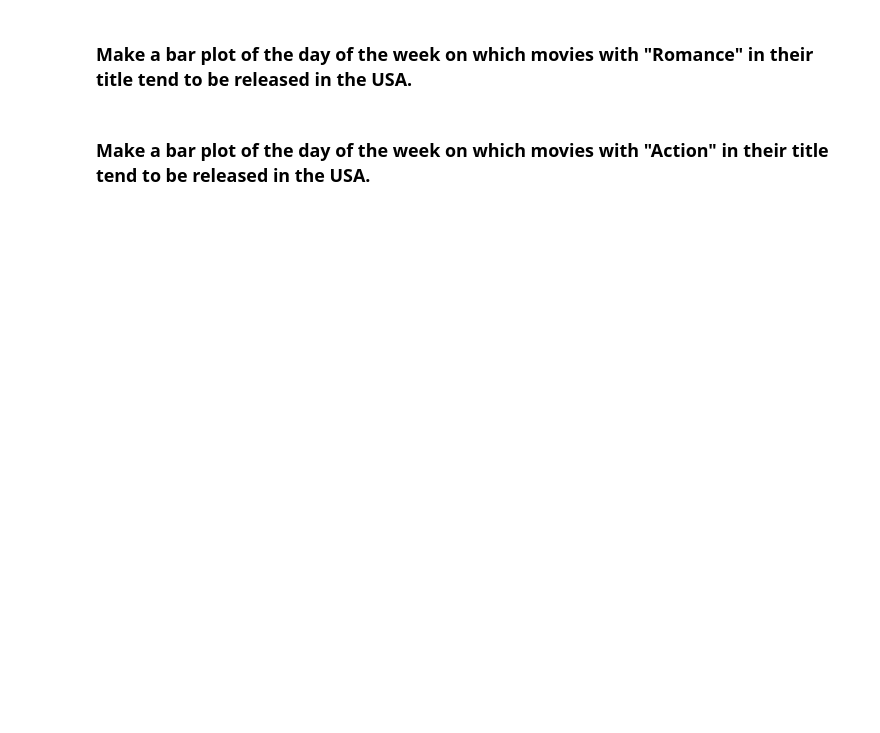
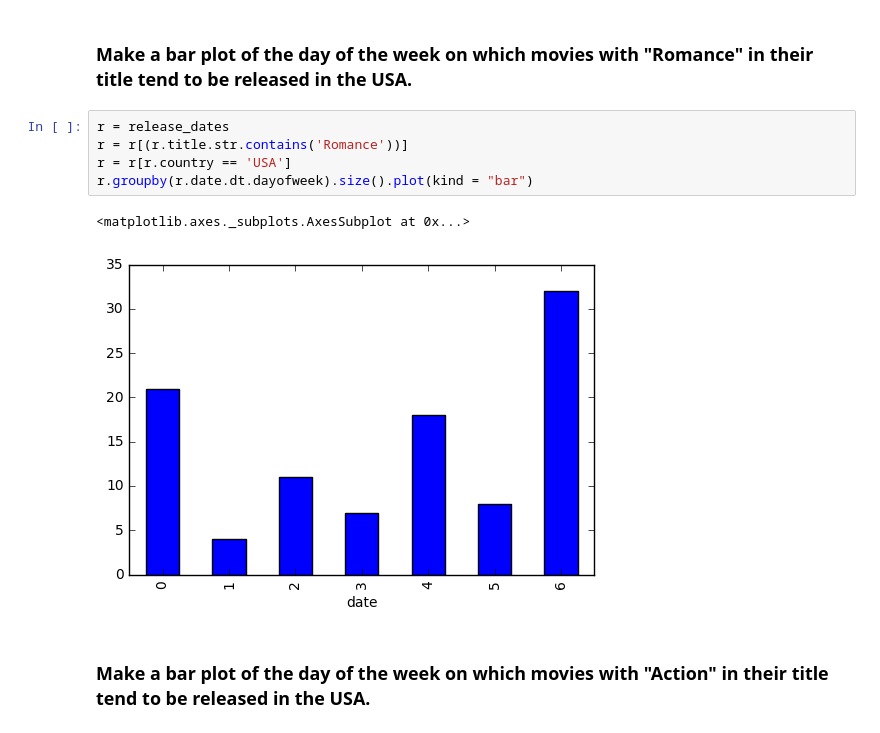
Before and after one commit to ababen/pycon-pandas-tutorial, a Jupyter notebook: Exercises-5.ipynb, the cells around one changed output. Drawn from its saved outputs; the diff is of its cells as text; blank space fills up the shorter version.

```diff
--- a/Exercises-5.ipynb
+++ b/Exercises-5.ipynb
@@ -33,4 +49,12 @@ release_dates.head()
 # %% [markdown]
 ### Make a bar plot of the day of the week on which movies with "Romance" in their title tend to be released in the USA.
+# %%
+r = release_dates
+r = r[(r.title.str.contains('Romance'))]
+r = r[r.country == 'USA']
+r.groupby(r.date.dt.dayofweek).size().plot(kind = "bar")
+# %% [output]
+<matplotlib.axes._subplots.AxesSubplot at 0x...>
+[figure, added]
 # %% [markdown]
 ### Make a bar plot of the day of the week on which movies with "Action" in their title tend to be released in the USA.
```
Also changed, not shown: parts of 10 cells of this notebook, 4 other files.
